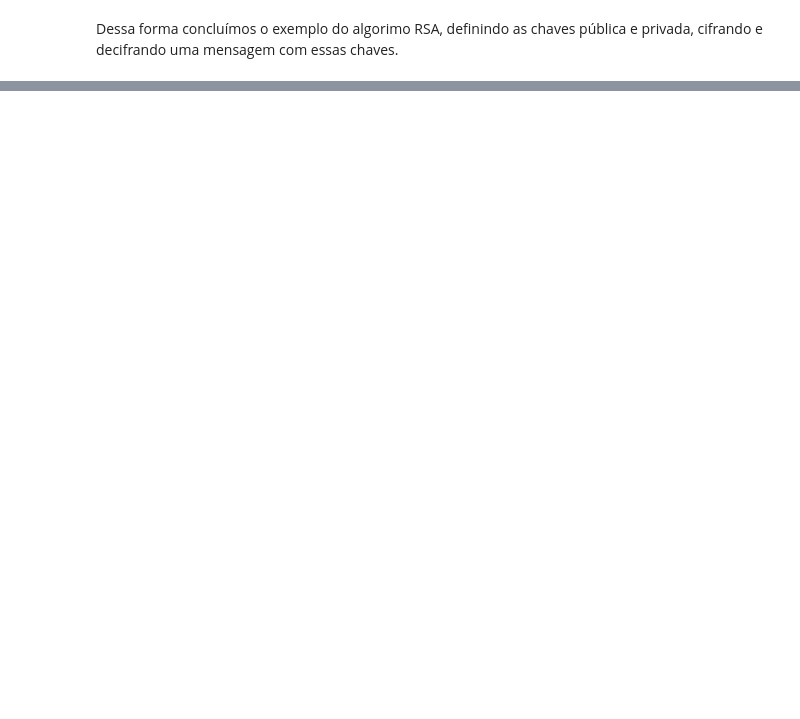
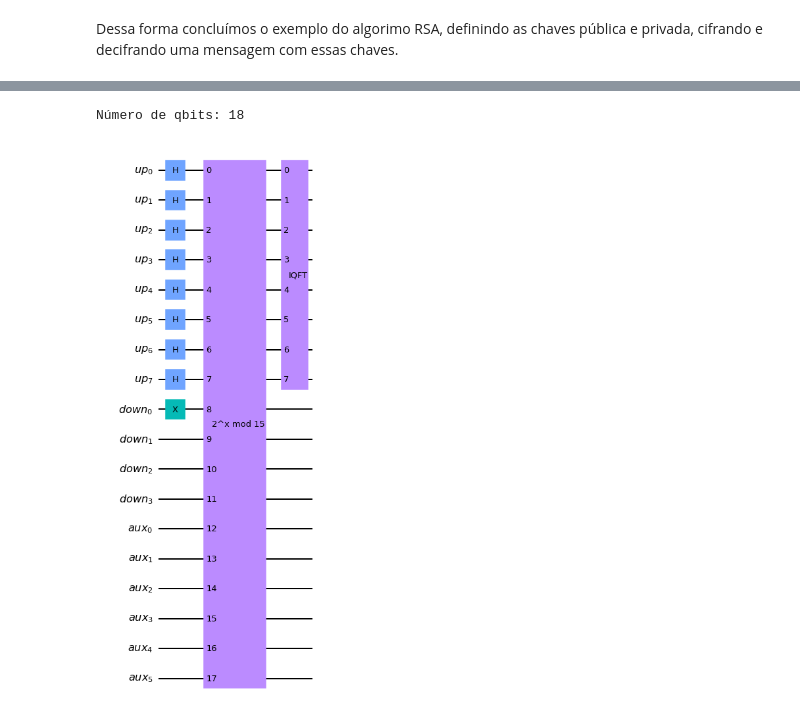
Before and after one commit to fdmoraes/QuantumExamples, a Jupyter notebook: Shor/RSA and Shor.ipynb, the cells around one changed output, grey strips where cells are left out. Saved outputs shown, nothing was run; the diff lists cells and outputs as text; code cells hidden in the pictures; blank space fills up the shorter version.

Commit message:
Added circuit draw to Shor and RSA example

```diff
--- a/Shor/RSA and Shor.ipynb
+++ b/Shor/RSA and Shor.ipynb
@@ -206,0 +203,8 @@ Configuração da conta da IBM Quantum Experience: https://quantum-computing.ibm
+# %%
+shor_circuit = shor.construct_circuit(15)
+
+print(f"Número de qbits: {shor_circuit.num_qubits}")
+shor_circuit.draw(output='mpl')
+# %% [output]
+Número de qbits: 18
+[figure, added]
```
Also changed, not shown: parts of 27 cells of this notebook.
